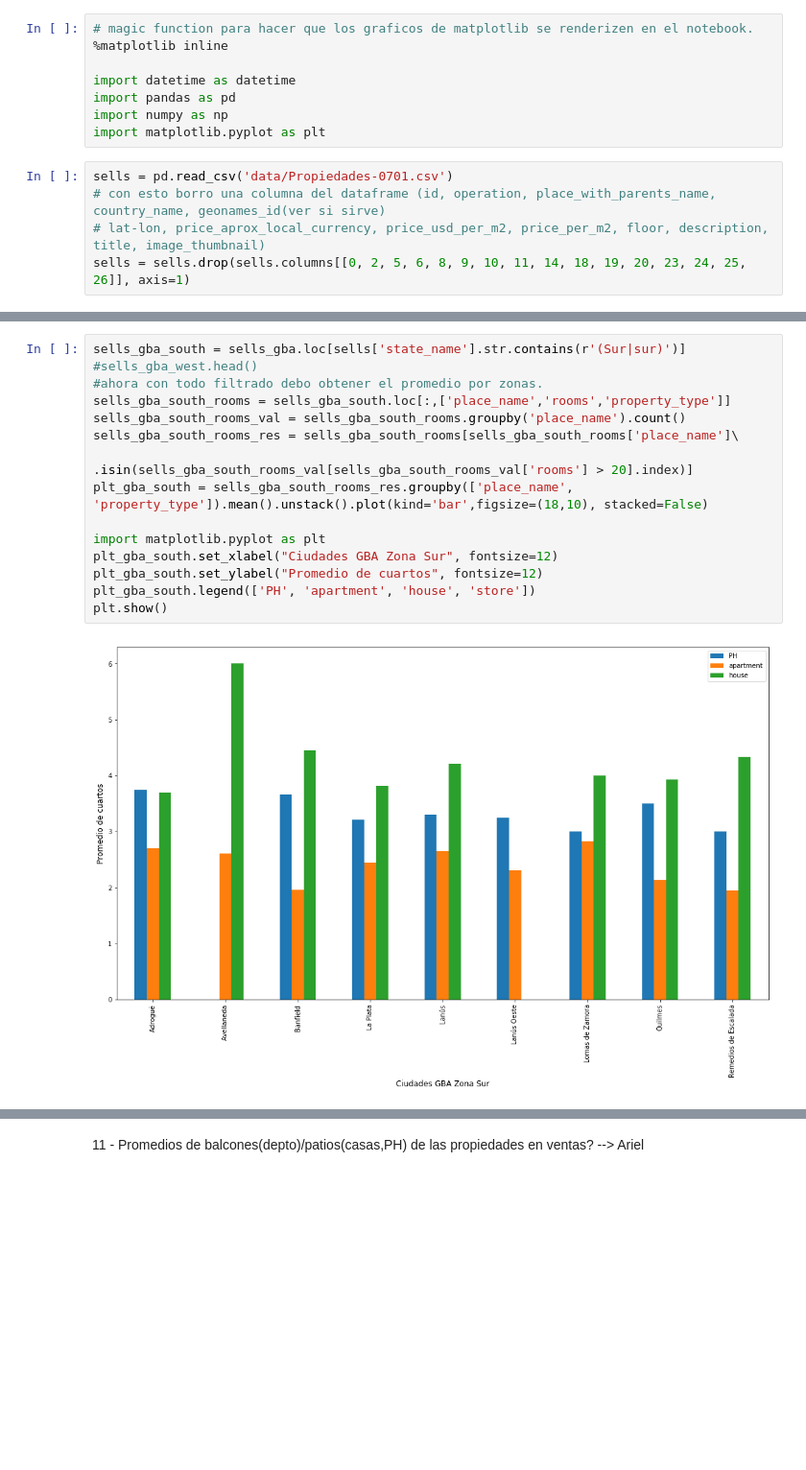
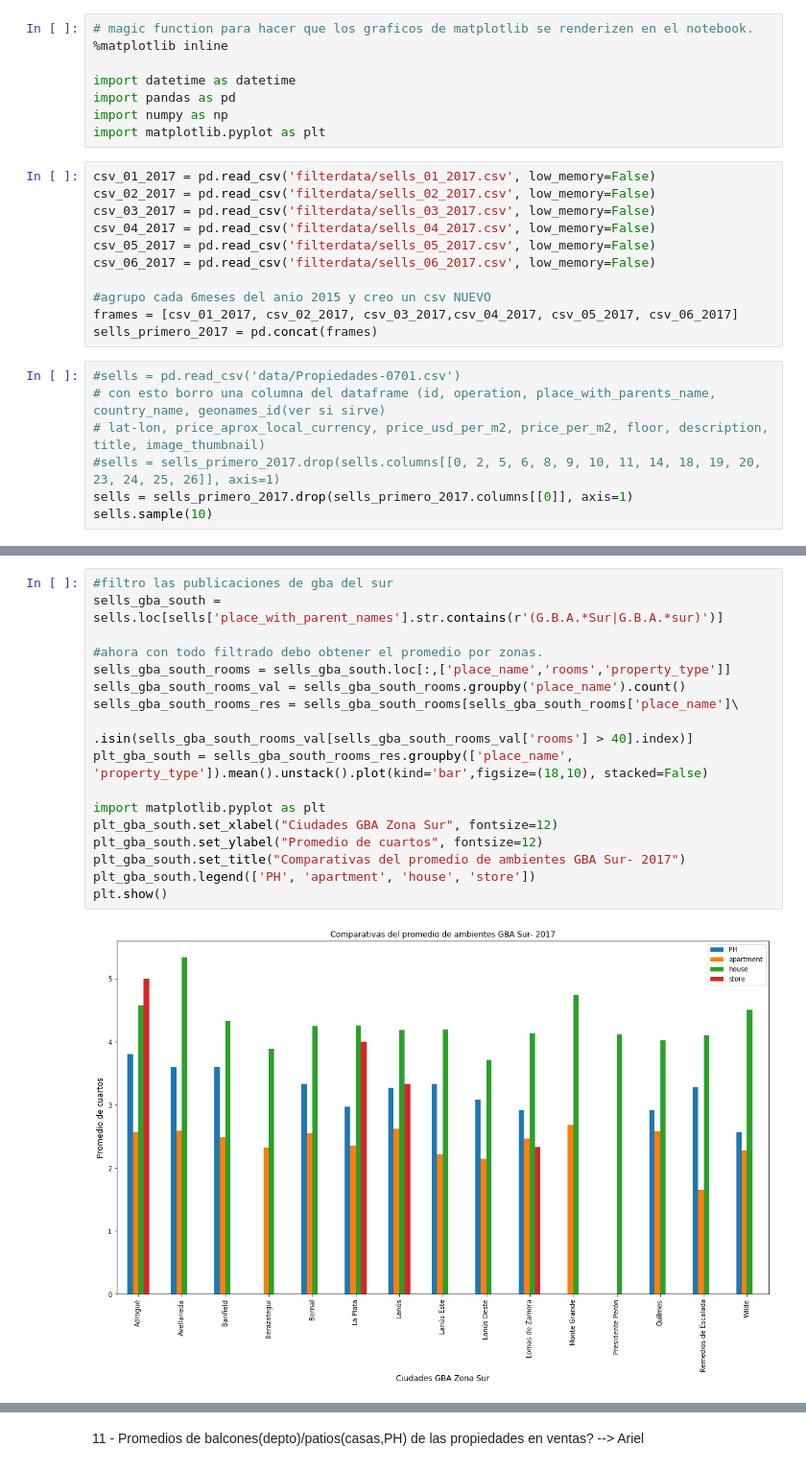
Before and after one commit to PRPablo/VentasDePropiedades, a Jupyter notebook: Analisis Exploratorio/Respuestas de Pregs.ipynb, the cells around one changed output, grey strips where cells are left out. Shown at 96% size. Drawn from its saved outputs; the diff is of its cells as text; blank space fills up the shorter version.

Commit message:
Agrego cambios en filterdata
Y en los datos que agarro en Resp de preguntas

```diff
--- a/Analisis Exploratorio/Respuestas de Pregs.ipynb
+++ b/Analisis Exploratorio/Respuestas de Pregs.ipynb
@@ -10,8 +10,21 @@ import datetime as datetime
 import pandas as pd
 import numpy as np
 import matplotlib.pyplot as plt
+# %%
+csv_01_2017 = pd.read_csv('filterdata/sells_01_2017.csv', low_memory=False)
+csv_02_2017 = pd.read_csv('filterdata/sells_02_2017.csv', low_memory=False)
+csv_03_2017 = pd.read_csv('filterdata/sells_03_2017.csv', low_memory=False)
+csv_04_2017 = pd.read_csv('filterdata/sells_04_2017.csv', low_memory=False)
+csv_05_2017 = pd.read_csv('filterdata/sells_05_2017.csv', low_memory=False)
+csv_06_2017 = pd.read_csv('filterdata/sells_06_2017.csv', low_memory=False)
+
+#agrupo cada 6meses del anio 2015 y creo un csv NUEVO
+frames = [csv_01_2017, csv_02_2017, csv_03_2017,csv_04_2017, csv_05_2017, csv_06_2017]
+sells_primero_2017 = pd.concat(frames)
 # %%
-sells = pd.read_csv('data/Propiedades-0701.csv')
+#sells = pd.read_csv('data/Propiedades-0701.csv')
 # con esto borro una columna del dataframe (id, operation, place_with_parents_name, country_name, geonames_id(ver si sirve)
 # lat-lon, price_aprox_local_currency, price_usd_per_m2, price_per_m2, floor, description, title, image_thumbnail)
-sells = sells.drop(sells.columns[[0, 2, 5, 6, 8, 9, 10, 11, 14, 18, 19, 20, 23, 24, 25, 26]], axis=1)
+#sells = sells_primero_2017.drop(sells.columns[[0, 2, 5, 6, 8, 9, 10, 11, 14, 18, 19, 20, 23, 24, 25, 26]], axis=1)
+sells = sells_primero_2017.drop(sells_primero_2017.columns[[0]], axis=1)
+sells.sample(10)
@@ -79,18 +108,20 @@ plt.show()
 # %%
-sells_gba_south = sells_gba.loc[sells['state_name'].str.contains(r'(Sur|sur)')]
-#sells_gba_west.head()
+#filtro las publicaciones de gba del sur
+sells_gba_south = sells.loc[sells['place_with_parent_names'].str.contains(r'(G.B.A.*Sur|G.B.A.*sur)')]
+
 #ahora con todo filtrado debo obtener el promedio por zonas.
 sells_gba_south_rooms = sells_gba_south.loc[:,['place_name','rooms','property_type']]
 sells_gba_south_rooms_val = sells_gba_south_rooms.groupby('place_name').count()
 sells_gba_south_rooms_res = sells_gba_south_rooms[sells_gba_south_rooms['place_name']\
-                                        .isin(sells_gba_south_rooms_val[sells_gba_south_rooms_val['rooms'] > 20].index)]
+                                        .isin(sells_gba_south_rooms_val[sells_gba_south_rooms_val['rooms'] > 40].index)]
 plt_gba_south = sells_gba_south_rooms_res.groupby(['place_name', 'property_type']).mean().unstack().plot(kind='bar',figsize=(18,10), stacked=False)
 
 import matplotlib.pyplot as plt
 plt_gba_south.set_xlabel("Ciudades GBA Zona Sur", fontsize=12)
 plt_gba_south.set_ylabel("Promedio de cuartos", fontsize=12)
+plt_gba_south.set_title("Comparativas del promedio de ambientes GBA Sur- 2017")
 plt_gba_south.legend(['PH', 'apartment', 'house', 'store'])
 plt.show()
 # %% [output]
-[figure, old version]
+[figure, new version]
 # %%
```
Also changed, not shown: parts of 5 cells of this notebook, 54 other files.
